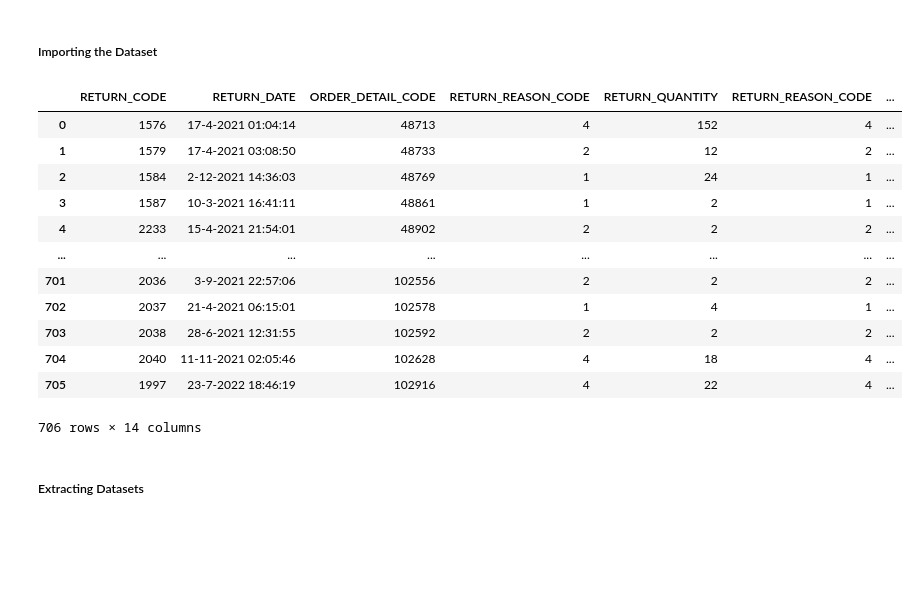
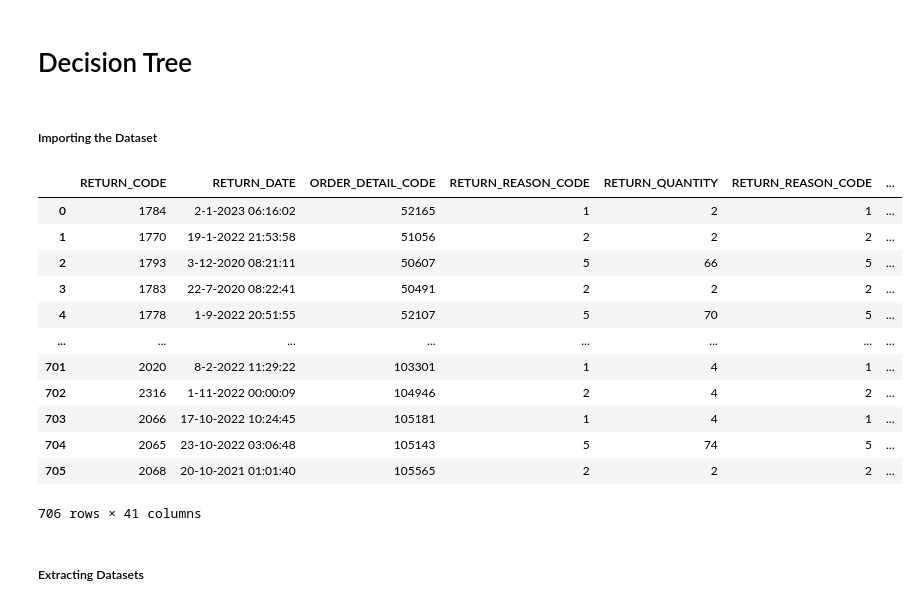
Before and after one commit to Justwouter/DEDS-Week-10, a Jupyter notebook: Examples/MyAttempt.ipynb, the cells around one changed output. Cells and saved outputs as stored; diff of their text form; code cells hidden in the pictures; blank space fills up the shorter version.

```diff
--- a/Examples/MyAttempt.ipynb
+++ b/Examples/MyAttempt.ipynb
@@ -1,58 +1,70 @@
+# %% [markdown]
+# Decision Tree
 # %% [markdown]
 ##### Importing the Dataset
 # %%
 import pandas as pd
 import numpy as np
+import seaborn as sns
 import pyodbc
+import matplotlib.pyplot as plt
 from sklearn import tree
+from sklearn import metrics
 from sklearn.datasets import load_iris
-from sklearn.tree import export_text
-from sklearn.tree import DecisionTreeClassifier
+from sklearn.tree import export_text, DecisionTreeClassifier
 from sklearn.model_selection import train_test_split
-import matplotlib.pyplot as plt
+
 
 
 
 conn = pyodbc.connect(r'Driver={Microsoft Access Driver (*.mdb, *.accdb)};DBQ=..\Data\go_sales_schoon.accdb;')
 cursor = conn.cursor()
 #WHY THE FUCK DOES ACCESS REQUIRE BRACKETS FOR MORE THAN ONE JOIN AND WHY DIT IT TAKE SO LONG FOR ME TO FIND THIS INFO REEEEEEEEEEEEEEEEEEEEE
 sql = """
 SELECT *
-FROM (returned_item
+FROM (((((returned_item
 INNER JOIN return_reason
 ON returned_item.RETURN_REASON_CODE = return_reason.RETURN_REASON_CODE)
 INNER JOIN order_details
-ON returned_item.ORDER_DETAIL_CODE = order_details.ORDER_DETAIL_CODE
+ON returned_item.ORDER_DETAIL_CODE = order_details.ORDER_DETAIL_CODE)
+INNER JOIN order_header
+ON order_header.ORDER_NUMBER = order_details.ORDER_NUMBER)
+INNER JOIN sales_sales_branch
+ON sales_sales_branch.SALES_BRANCH_CODE = order_header.SALES_BRANCH_CODE)
+INNER JOIN product
+ON product.PRODUCT_NUMBER = order_details.PRODUCT_NUMBER)
+INNER JOIN product_type
+ON product_type.PRODUCT_TYPE_CODE = product.PRODUCT_TYPE_CODE
 """
 cursor.execute(sql)
 data = cursor.fetchall()
 
 columns = [column[0] for column in cursor.description]
 
 formatted_data = {}
 
 for i in range(len(columns)):
     dataList = []
     for j in data:
         dataList.append(j[i])
     formatted_data[columns[i]] = dataList
 
 df = pd.DataFrame(data=formatted_data,columns=columns)
 df
 # %% [output]
 |  | RETURN_CODE | RETURN_DATE | ORDER_DETAIL_CODE | RETURN_REASON_CODE | RETURN_QUANTITY | RETURN_REASON_CODE | ... |
-| 0 | 1576 | 17-4-2021 01:04:14 | 48713 | 4 | 152 | 4 | ... |
-| 1 | 1579 | 17-4-2021 03:08:50 | 48733 | 2 | 12 | 2 | ... |
-| 2 | 1584 | 2-12-2021 14:36:03 | 48769 | 1 | 24 | 1 | ... |
-| 3 | 1587 | 10-3-2021 16:41:11 | 48861 | 1 | 2 | 1 | ... |
-| 4 | 2233 | 15-4-2021 21:54:01 | 48902 | 2 | 2 | 2 | ... |
+| 0 | 1784 | 2-1-2023 06:16:02 | 52165 | 1 | 2 | 1 | ... |
+| 1 | 1770 | 19-1-2022 21:53:58 | 51056 | 2 | 2 | 2 | ... |
+| 2 | 1793 | 3-12-2020 08:21:11 | 50607 | 5 | 66 | 5 | ... |
+| 3 | 1783 | 22-7-2020 08:22:41 | 50491 | 2 | 2 | 2 | ... |
+| 4 | 1778 | 1-9-2022 20:51:55 | 52107 | 5 | 70 | 5 | ... |
 | ... | ... | ... | ... | ... | ... | ... | ... |
-| 701 | 2036 | 3-9-2021 22:57:06 | 102556 | 2 | 2 | 2 | ... |
-| 702 | 2037 | 21-4-2021 06:15:01 | 102578 | 1 | 4 | 1 | ... |
-| 703 | 2038 | 28-6-2021 12:31:55 | 102592 | 2 | 2 | 2 | ... |
-| 704 | 2040 | 11-11-2021 02:05:46 | 102628 | 4 | 18 | 4 | ... |
-| 705 | 1997 | 23-7-2022 18:46:19 | 102916 | 4 | 22 | 4 | ... |
+| 701 | 2020 | 8-2-2022 11:29:22 | 103301 | 1 | 4 | 1 | ... |
+| 702 | 2316 | 1-11-2022 00:00:09 | 104946 | 2 | 4 | 2 | ... |
+| 703 | 2066 | 17-10-2022 10:24:45 | 105181 | 1 | 4 | 1 | ... |
+| 704 | 2065 | 23-10-2022 03:06:48 | 105143 | 5 | 74 | 5 | ... |
+| 705 | 2068 | 20-10-2021 01:01:40 | 105565 | 2 | 2 | 2 | ... |
-706 rows × 14 columns
+706 rows × 41 columns
 # %% [markdown]
 ##### Extracting Datasets
 # %%
```
Also changed, not shown: parts of 21 cells of this notebook.
